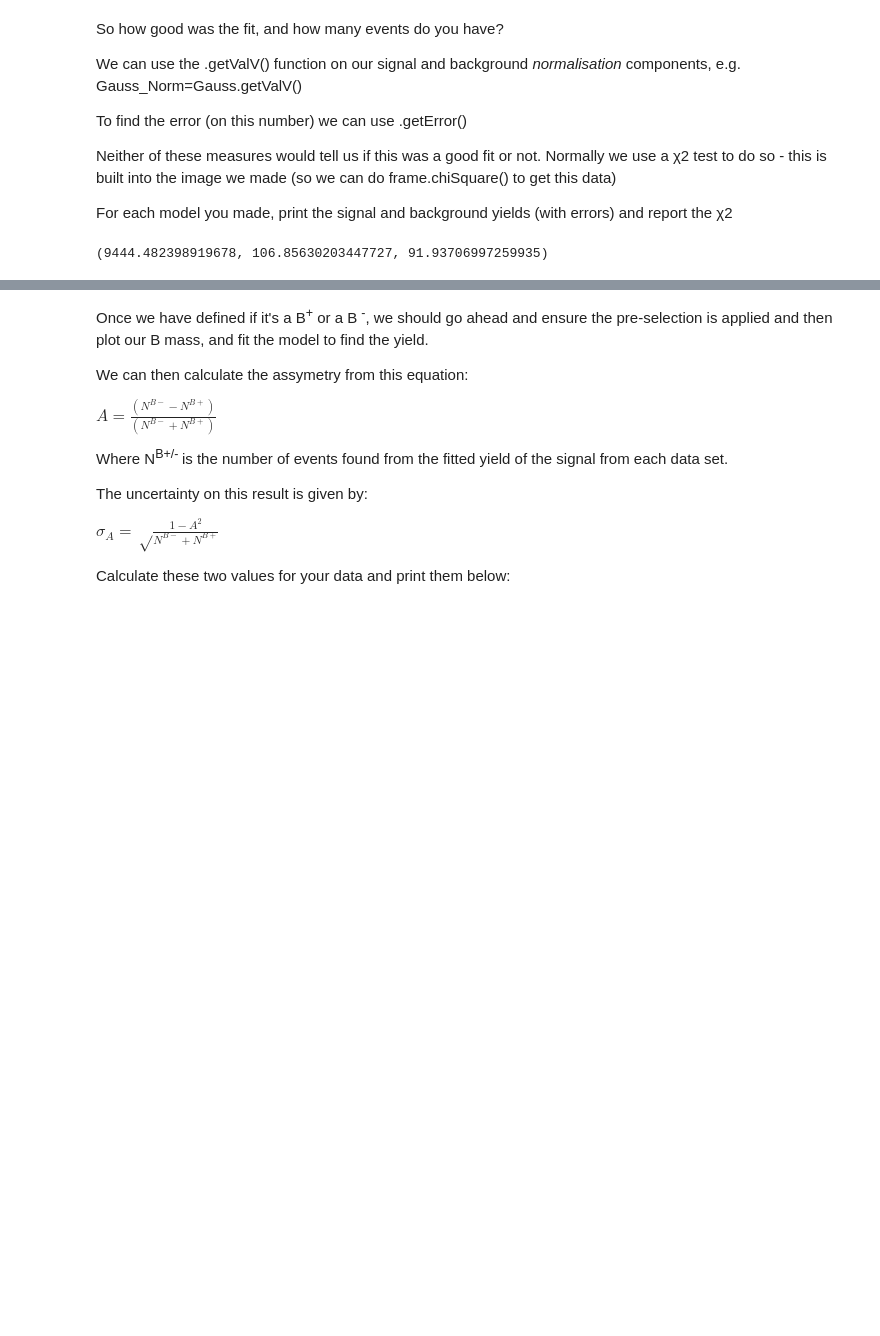
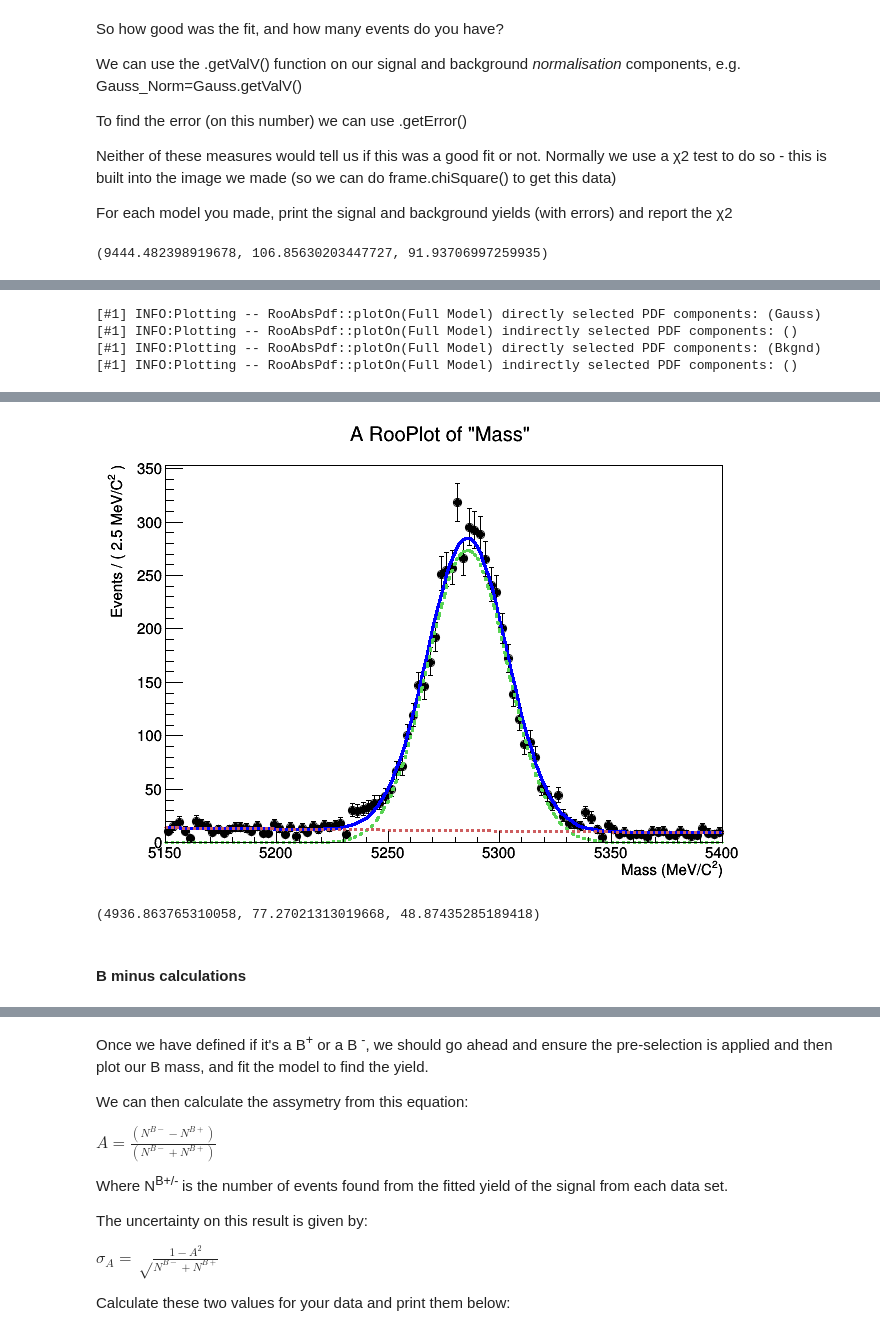
Before and after one commit to Jonastjep/Big_Data_Physics_PRA3024, a Jupyter notebook: Week2_LHCb/LHCb_2021.ipynb, the cells around one changed output, grey strips where cells are left out. Saved outputs shown, nothing was run; the diff lists cells and outputs as text; code cells hidden in the pictures; blank space fills up the shorter version.

```diff
--- a/Week2_LHCb/LHCb_2021.ipynb
+++ b/Week2_LHCb/LHCb_2021.ipynb
@@ -751,0 +772,19 @@ We can look for the number of positive and negative charges in H1, H2 and H3 (us
+# %%
+mass = ROOT.RooRealVar("M_m0","Mass",5150,5400,"MeV/C^{2}")
+
+gaussMean = ROOT.RooRealVar("Mean","Mean",5000,5150,5400)
+gaussWidth = ROOT.RooRealVar("Width","Width",40,0,7000)
+
+Gauss=ROOT.RooGaussian("Gauss","Gaussian Signal",mass,gaussMean,gaussWidth)
+Gauss_Norm= ROOT.RooRealVar("Gauss_Norm","Signal Yield", tree.GetEntries()/30, 0, tree.GetEntries() * 3)
+
+exponent=ROOT.RooRealVar("exponent", "C", -0.02, -2, +2)
+exp_Norm= ROOT.RooRealVar("exp_Norm","Background Yield", tree.GetEntries()/30, 0, tree.GetEntries() * 2)
+
+Bkgnd=ROOT.RooExponential("Bkgnd","Exponential Background",mass,exponent)
+
+model=ROOT.RooAddPdf("Full Model","model",ROOT.RooArgList(Gauss,Bkgnd),ROOT.RooArgList(Gauss_Norm, exp_Norm) )
+
+data_to_fit=ROOT.RooDataSet("Data Set","data_to_fit", bplusTree, ROOT.RooArgSet(mass))
+
+model.fitTo(data_to_fit)
@@ -751,0 +810,15 @@ We can look for the number of positive and negative charges in H1, H2 and H3 (us
+# %%
+c1=ROOT.TCanvas("c1","c1")
+frame=mass.frame()
+data_to_fit.plotOn(frame)
+model.plotOn(frame)
+model.plotOn(frame, ROOT.RooFit.Components("Gauss"),ROOT.RooFit.LineColor(8),ROOT.RooFit.LineStyle(2))
+model.plotOn(frame, ROOT.RooFit.Components("Bkgnd"),ROOT.RooFit.LineColor(46),ROOT.RooFit.LineStyle(2))
+frame.Draw()
+c1.Update()
+c1.Draw()
+# %% [output]
+[#1] INFO:Plotting -- RooAbsPdf::plotOn(Full Model) directly selected PDF components: (Gauss)
+[#1] INFO:Plotting -- RooAbsPdf::plotOn(Full Model) indirectly selected PDF components: ()
+[#1] INFO:Plotting -- RooAbsPdf::plotOn(Full Model) directly selected PDF components: (Bkgnd)
+[#1] INFO:Plotting -- RooAbsPdf::plotOn(Full Model) indirectly selected PDF components: ()
@@ -751,0 +826,11 @@ We can look for the number of positive and negative charges in H1, H2 and H3 (us
+[figure, added]
+# %%
+Bplus_signal_yield = Gauss_Norm.getValV()
+Bplus_signal_error = Gauss_Norm.getError()
+Bplus_chi2ndf = frame.chiSquare()
+
+print(Bplus_signal_yield, Bplus_signal_error, Bplus_chi2ndf)
+# %% [output]
+(4936.863765310058, 77.27021313019668, 48.87435285189418)
+# %% [markdown]
+#### B minus calculations
```
Also changed, not shown: parts of 30 cells of this notebook.
